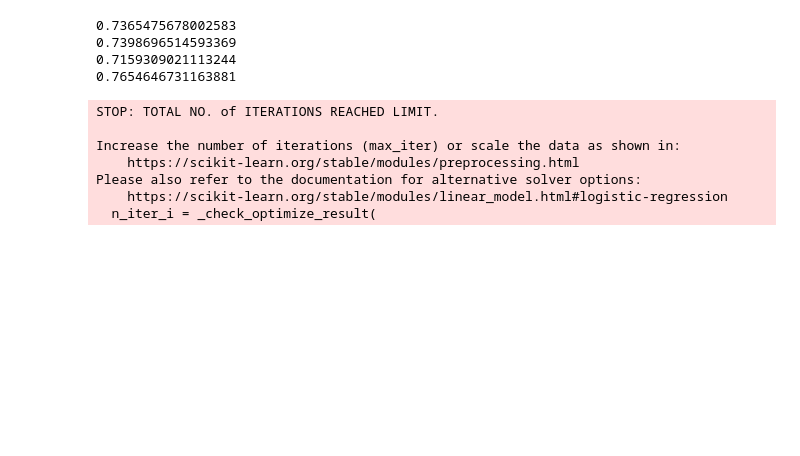
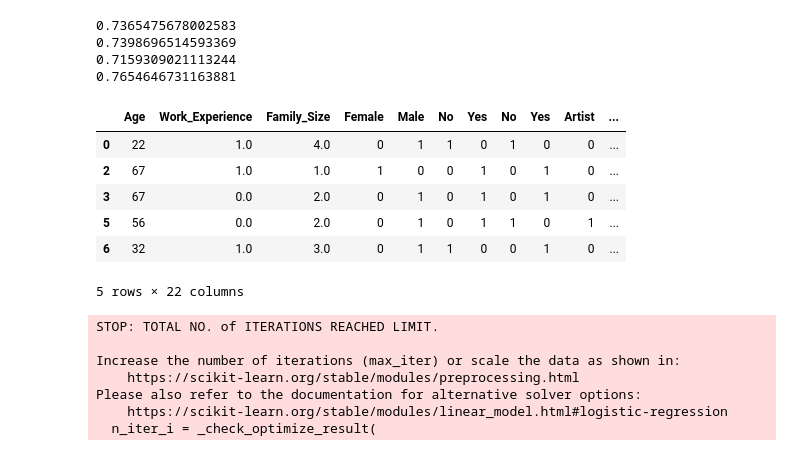
Before and after one commit to LLF00/datascience1, a Jupyter notebook: SVM Trees.ipynb, the cells around one changed output. Drawn from its saved outputs; the diff is of its cells as text; code cells hidden in the pictures; blank space fills up the shorter version.

```diff
--- a/SVM Trees.ipynb
+++ b/SVM Trees.ipynb
@@ -300,6 +300,16 @@ log = LogisticRegression()
 nb = GaussianNB()
 knn = KNeighborsClassifier()
 svc = SVC()
+# %%
+new_df.head()
+# %% [output]
+|  | Age | Work_Experience | Family_Size | Female | Male | No | Yes | No | Yes | Artist | ... |
+| 0 | 22 | 1.0 | 4.0 | 0 | 1 | 1 | 0 | 1 | 0 | 0 | ... |
+| 2 | 67 | 1.0 | 1.0 | 1 | 0 | 0 | 1 | 0 | 1 | 0 | ... |
+| 3 | 67 | 0.0 | 2.0 | 0 | 1 | 0 | 1 | 0 | 1 | 0 | ... |
+| 5 | 56 | 0.0 | 2.0 | 0 | 1 | 0 | 1 | 1 | 0 | 1 | ... |
+| 6 | 32 | 1.0 | 3.0 | 0 | 1 | 1 | 0 | 0 | 1 | 0 | ... |
+5 rows × 22 columns
 # %%
 X_train, X_test, y_train, y_test = train_test_split(np.array(new_df.iloc[:,:21]), np.array(new_df.iloc[:,21]), test_size=0.2, random_state=123)
 # %%
```
Also changed, not shown: 1 other file.
